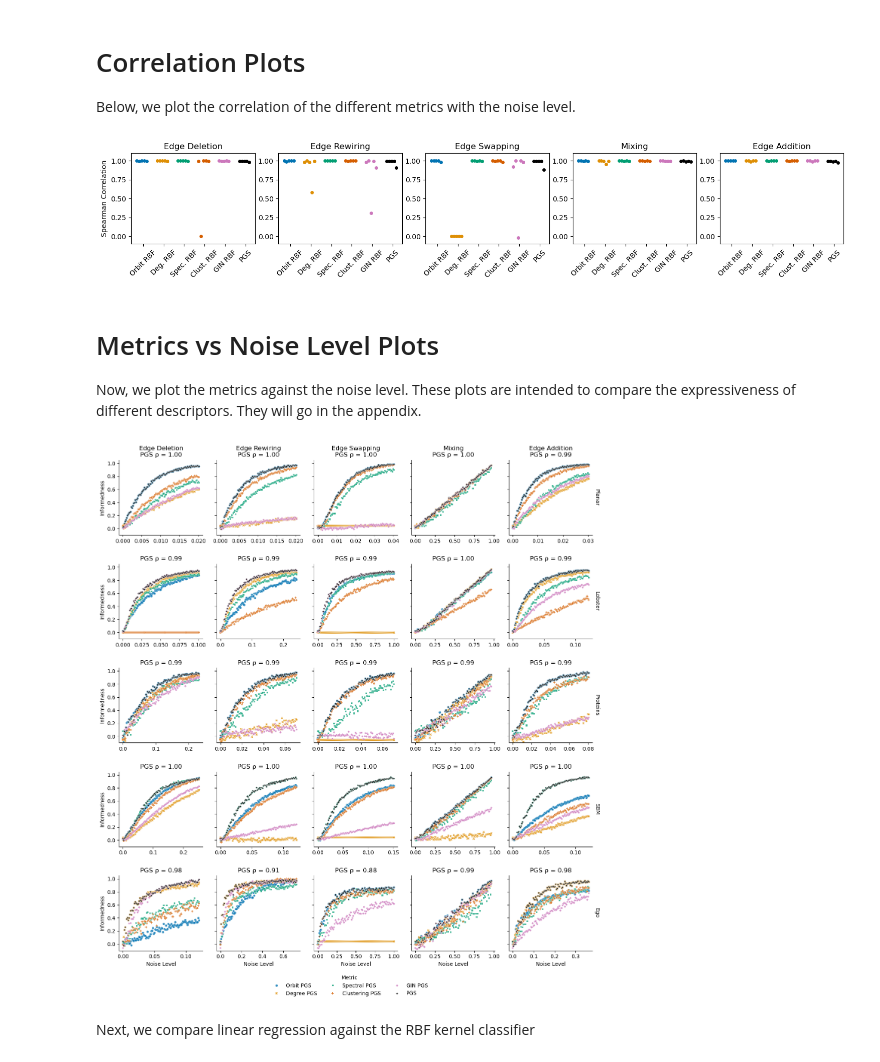
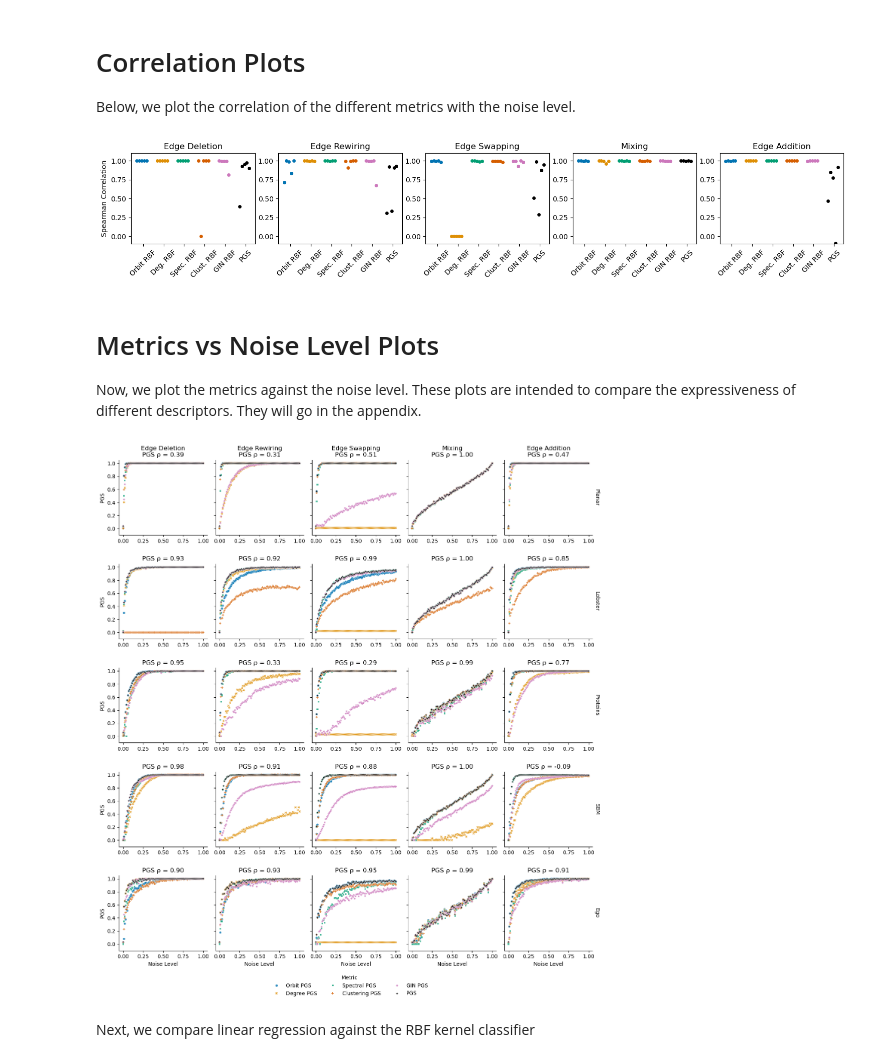
Before and after one commit to BorgwardtLab/polygraph-benchmark, a Jupyter notebook: experiments/perturbation/analysis.ipynb, the cells around one changed output. Drawn from its saved outputs; the diff is of its cells as text; code cells hidden in the pictures.

Commit message:
feat: added option for TabPFN and JSD, new graph descriptors, updated perturbation experiments (#106)

```diff
--- a/experiments/perturbation/analysis.ipynb
+++ b/experiments/perturbation/analysis.ipynb
@@ -94,20 +102,23 @@ def to_descriptor_color(metric_name):
     for key, value in descriptor_colors.items():
         if key in metric_name:
             return value
-    assert metric_name in ["lr_informedness", "rbf_informedness"]
+    assert metric_name in [f"{classifier}_{metric}" for classifier, metric in product(["rbf", "lr", "tabpfn"], ["jsd", "informedness"])], metric_name
     return "black"
 
 def rbf_lr_color(metric_name):
     colors = sns.color_palette("colorblind")
-    if metric_name == "lr_informedness":
+    if metric_name.startswith("lr_"):
         return colors[0]
-    elif metric_name == "rbf_informedness":
+    elif metric_name.startswith("tabpfn_"):
         return colors[1]
+    elif metric_name.startswith("rbf_"):
+        return colors[2]
 # %%
 all_correlation_dfs = defaultdict(dict)
 
 for perturbation, dataset in product(perturbations, datasets):
     all_correlation_dfs[perturbation][dataset] = all_dfs[perturbation][dataset].corr("spearman")
+
 
 # Create a jitter plot
 metrics_to_compare = OrderedDict([
@@ -116,7 +127,7 @@ metrics_to_compare = OrderedDict([
     ("spectral_rbf", "Spec. RBF"),
     ("clustering_rbf", "Clust. RBF"),
     ("gin_rbf", "GIN RBF"),
-    ("lr_informedness", "PGS"),
+    (f"{MAIN_CLASSIFIER_TYPE}_{MAIN_METRIC_NAME}", "PGS"),
 ])
 
 perturbations_to_plot = OrderedDict([
@@ -152,11 +163,11 @@ for i, (perturbation, label) in enumerate(perturbations_to_plot.items()):
         current_ax.scatter(all_x, all_y, label=metric_label, color=to_descriptor_color(metric), s=15)
 
 plt.tight_layout()
-filename = "correlation_plots_full.pdf" if plot_full else "correlation_plots_cropped.pdf"
+filename = f"correlation_plots_{MAIN_METRIC_NAME}_{MAIN_CLASSIFIER_TYPE}_full.pdf" if plot_full else f"correlation_plots_{MAIN_METRIC_NAME}_{MAIN_CLASSIFIER_TYPE}_cropped.pdf"
 Path(here() / f".local/plots/").mkdir(parents=True, exist_ok=True)
 plt.savefig(here() / f".local/plots/{filename}")
 # %% [output]
-[figure, old version]
+[figure, new version]
 # %% [markdown]
 # Metrics vs Noise Level Plots
 
@@ -170,23 +181,35 @@ def map_metric_legend_name(metric_name):
         "spectral_rbf": "Spec. RBF",
         "clustering_rbf": "Clust. RBF",
         "gin_rbf": "GIN RBF",
-        "lr_informedness": "PGS",
-        "rbf_informedness": "RBF PGS",
-        "orbit_lr_informedness": "Orbit PGS",
-        "degree_lr_informedness": "Degree PGS",
-        "spectral_lr_informedness": "Spectral PGS",
-        "clustering_lr_informedness": "Clustering PGS",
-        "gin_lr_informedness": "GIN PGS",
+        f"{MAIN_CLASSIFIER_TYPE}_{MAIN_METRIC_NAME}": "PGS",
+        f"rbf_{MAIN_METRIC_NAME}": "RBF PGS",
+        f"orbit_{MAIN_CLASSIFIER_TYPE}_{MAIN_METRIC_NAME}": "Orbit PGS",
+        f"degree_{MAIN_CLASSIFIER_TYPE}_{MAIN_METRIC_NAME}": "Degree PGS",
+        f"spectral_{MAIN_CLASSIFIER_TYPE}_{MAIN_METRIC_NAME}": "Spectral PGS",
+        f"clustering_{MAIN_CLASSIFIER_TYPE}_{MAIN_METRIC_NAME}": "Clustering PGS",
+        f"gin_{MAIN_CLASSIFIER_TYPE}_{MAIN_METRIC_NAME}": "GIN PGS",
     }
+    for classifier in classifiers_to_compare:
+        if classifier != MAIN_CLASSIFIER_TYPE:
+            metric_legend_names[f"{classifier}_{MAIN_METRIC_NAME}"] = f"{classifier.upper()} PGS"
+
     return metric_legend_names.get(metric_name, metric_name)
 
-def plot_metrics_vs_noise_level(perturbations_to_plot, datasets_to_plot, metrics_to_plot, color_fn):
+def map_clf_metric_name(metric_name):
+    if metric_name == "informedness":
+        return "Informedness"
+    elif metric_name == "jsd":
+        return "JSD"
+    else:
+        return metric_name
+
+def plot_metrics_vs_noise_level(perturbations_to_plot, datasets_to_plot, metrics_to_plot, color_fn, ylabel):
     """Plot metrics vs noise level for different perturbations and datasets using seaborn relplot."""
     plot_data = []
 
     for perturbation, perturbation_label in perturbations_to_plot.items():
         for dataset, dataset_label in datasets_to_plot.items():
-            correlation = all_correlation_dfs[perturbation][dataset]['lr_informedness']['noise_level']
+            correlation = all_correlation_dfs[perturbation][dataset][f'{MAIN_CLASSIFIER_TYPE}_{MAIN_METRIC_NAME}']['noise_level']
 
             for metric, (metric_label, marker) in metrics_to_plot.items():
                 df_subset = all_dfs[perturbation][dataset]
@@ -198,7 +221,7 @@ def plot_metrics_vs_noise_level(perturbations_to_plot, datasets_to_plot, metrics
                         'metric': legend_name,
                         'metric_key': metric,
                         'noise_level': row['noise_level'],
-                        'informedness': row[metric],
+                        'metric_value': row[metric],
                         'marker_style': marker,
                         'correlation': correlation
                     })
@@ -228,7 +251,7 @@ def plot_metrics_vs_noise_level(perturbations_to_plot, datasets_to_plot, metrics
         g = sns.relplot(
             data=plot_df,
             x="noise_level",
-            y="informedness",
+            y='metric_value',
             col="perturbation",
             row="dataset",
             hue="metric",
@@ -245,7 +268,7 @@ def plot_metrics_vs_noise_level(perturbations_to_plot, datasets_to_plot, metrics
         g = sns.relplot(
             data=plot_df,
             x="noise_level",
-            y="informedness",
+            y='metric_value',
             col="perturbation",
             row="dataset",
             hue="metric",
@@ -259,7 +282,7 @@ def plot_metrics_vs_noise_level(perturbations_to_plot, datasets_to_plot, metrics
         )
 
     g.set_xlabels("Noise Level")
-    g.set_ylabels("Informedness")
+    g.set_ylabels(ylabel)
     g.set(ylim=(-0.1, 1.05))
 
     g.set_titles(row_template='{row_name}', col_template='{col_name}')
@@ -278,42 +301,42 @@ def plot_metrics_vs_noise_level(perturbations_to_plot, datasets_to_plot, metrics
 
     sns.move_legend(g, "lower center", bbox_to_anchor=(0.5, 0.01), ncol=3, title="Metric")
     plt.tight_layout(rect=[0, 0.06, 1, 1])
     return g.fig, g.axes
 
 
 
 
 perturbations_to_plot = OrderedDict([
     ("edge_deletion", "Edge Deletion"),
     ("edge_rewiring", "Edge Rewiring"),
     ("edge_swapping", "Edge Swapping"),
     ("mixing", "Mixing"),
     ("edge_addition", "Edge Addition"
 )])
 
 datasets_to_plot = OrderedDict([
     ("planar", "Planar"),
     ("lobster", "Lobster"),
     ("proteins", "Proteins"),
     ("sbm", "SBM"),
     ("ego", "Ego"),
 ])
 
 metrics_to_plot = OrderedDict([
-    ("orbit_lr_informedness", ("Orbit PGS", "o")),
-    ("degree_lr_informedness", ("Degree PGS", "o")),
-    ("spectral_lr_informedness", ("Spectral PGS", "o")),
-    ("clustering_lr_informedness", ("Clustering PGS", "o")),
-    ("gin_lr_informedness", ("GIN PGS", "o")),
-    ("lr_informedness", ("PGS", "x")),
+    (f"orbit_{MAIN_CLASSIFIER_TYPE}_{MAIN_METRIC_NAME}", ("Orbit PGS", "o")),
+    (f"degree_{MAIN_CLASSIFIER_TYPE}_{MAIN_METRIC_NAME}", ("Degree PGS", "o")),
+    (f"spectral_{MAIN_CLASSIFIER_TYPE}_{MAIN_METRIC_NAME}", ("Spectral PGS", "o")),
+    (f"clustering_{MAIN_CLASSIFIER_TYPE}_{MAIN_METRIC_NAME}", ("Clustering PGS", "o")),
+    (f"gin_{MAIN_CLASSIFIER_TYPE}_{MAIN_METRIC_NAME}", ("GIN PGS", "o")),
+    (f"{MAIN_CLASSIFIER_TYPE}_{MAIN_METRIC_NAME}", ("PGS", "x")),
 ])
 
-fig, ax = plot_metrics_vs_noise_level(perturbations_to_plot, datasets_to_plot, metrics_to_plot, color_fn=to_descriptor_color)
-filename = "metrics_vs_noise_level_full.pdf" if plot_full else "metrics_vs_noise_level_cropped.pdf"
+fig, ax = plot_metrics_vs_noise_level(perturbations_to_plot, datasets_to_plot, metrics_to_plot, color_fn=to_descriptor_color, ylabel="PGS")
+filename = f"metrics_vs_noise_level_{MAIN_METRIC_NAME}_{MAIN_CLASSIFIER_TYPE}_full.pdf" if plot_full else f"metrics_vs_noise_level_{MAIN_METRIC_NAME}_{MAIN_CLASSIFIER_TYPE}_cropped.pdf"
 Path(here() / f".local/plots/").mkdir(parents=True, exist_ok=True)
 fig.savefig(here() / f".local/plots/{filename}")
 # %% [output]
-[figure, old version]
+[figure, new version]
 # %% [markdown]
 Next, we compare linear regression against the RBF kernel classifier
 # %%
```
Also changed, not shown: parts of 2 cells of this notebook, 11 other files.
